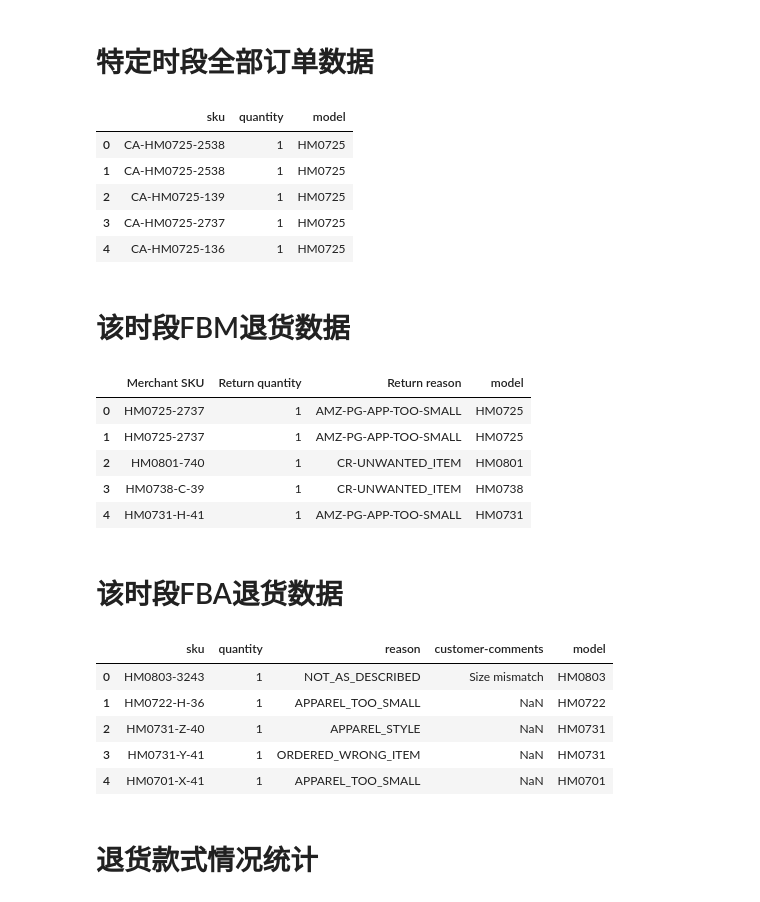
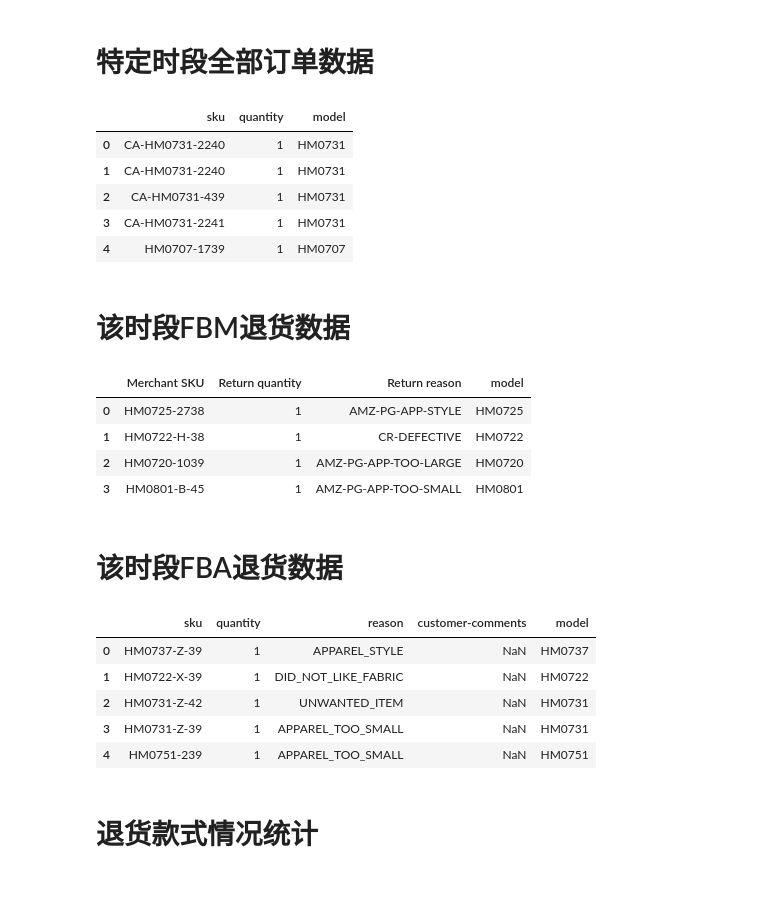
Before and after one commit to dyslab/jnb-sample, a Jupyter notebook: amz_reports/amz_returns_model.ipynb, the cells around one changed output. Drawn from its saved outputs; the diff is of its cells as text; code cells hidden in the pictures.

```diff
--- a/amz_reports/amz_returns_model.ipynb
+++ b/amz_reports/amz_returns_model.ipynb
@@ -17,47 +33,46 @@ plt.rcParams['axes.unicode_minus']=False # Fix Minus Sign unrecognized issue
 # 特定时段全部订单数据
 # %%
 # 数据来自Amazon后台: “Reports/Fulfillment/All Orders”导出txt文件，转xlsx文件。（“product-name/asin”列已删除）
-order_df = pd.read_excel('data/amz_all_orders_201910.xlsx', usecols=['sku', 'quantity'])
+order_df = pd.read_excel('data/amz_all_orders_201911.xlsx', usecols=['sku', 'quantity'])
 # 添加款式字段
 order_df['model'] = pd.Series(order_df['sku'].str.replace('CA-', '')).str.slice(0,6)
 order_df.head()
 # %% [output]
 |  | sku | quantity | model |
-| 0 | CA-HM0725-2538 | 1 | HM0725 |
-| 1 | CA-HM0725-2538 | 1 | HM0725 |
-| 2 | CA-HM0725-139 | 1 | HM0725 |
-| 3 | CA-HM0725-2737 | 1 | HM0725 |
-| 4 | CA-HM0725-136 | 1 | HM0725 |
+| 0 | CA-HM0731-2240 | 1 | HM0731 |
+| 1 | CA-HM0731-2240 | 1 | HM0731 |
+| 2 | CA-HM0731-439 | 1 | HM0731 |
+| 3 | CA-HM0731-2241 | 1 | HM0731 |
+| 4 | HM0707-1739 | 1 | HM0707 |
 # %% [markdown]
 # 该时段FBM退货数据
 # %%
 # 数据来自Amazon后台: “Reports/Return Reports/Seller Fulfilled Return Reports”导出tsv文件，转csv文件。（“asin/item-name”列已删除）
-fbm_df = pd.read_csv('data/amz_reutrns_fbm_201910.csv', usecols=['Merchant SKU', 'Return quantity', 'Return reason'])
+fbm_df = pd.read_csv('data/amz_reutrns_fbm_201911.csv', usecols=['Merchant SKU', 'Return quantity', 'Return reason'])
 # 添加款式字段
 fbm_df['model'] = pd.Series(fbm_df['Merchant SKU'].str.replace('CA-', '')).str.slice(0,6)
 fbm_df.head()
 # %% [output]
 |  | Merchant SKU | Return quantity | Return reason | model |
-| 0 | HM0725-2737 | 1 | AMZ-PG-APP-TOO-SMALL | HM0725 |
-| 1 | HM0725-2737 | 1 | AMZ-PG-APP-TOO-SMALL | HM0725 |
-| 2 | HM0801-740 | 1 | CR-UNWANTED_ITEM | HM0801 |
-| 3 | HM0738-C-39 | 1 | CR-UNWANTED_ITEM | HM0738 |
-| 4 | HM0731-H-41 | 1 | AMZ-PG-APP-TOO-SMALL | HM0731 |
+| 0 | HM0725-2738 | 1 | AMZ-PG-APP-STYLE | HM0725 |
+| 1 | HM0722-H-38 | 1 | CR-DEFECTIVE | HM0722 |
+| 2 | HM0720-1039 | 1 | AMZ-PG-APP-TOO-LARGE | HM0720 |
+| 3 | HM0801-B-45 | 1 | AMZ-PG-APP-TOO-SMALL | HM0801 |
 # %% [markdown]
 # 该时段FBA退货数据
 # %%
 # 数据来自Amazon后台: “Reports/Fulfillment/FBA Customer Returns”导出csv文件。（“asin/fnsku/product-name”列已删除）
-fba_df = pd.read_csv('data/amz_reutrns_fba_201910.csv', usecols=['sku', 'quantity', 'reason', 'customer-comments'])
+fba_df = pd.read_csv('data/amz_reutrns_fba_201911.csv', usecols=['sku', 'quantity', 'reason', 'customer-comments'])
 # 添加款式字段
 fba_df['model'] = pd.Series(fba_df['sku'].str.replace('CA-', '')).str.slice(0,6)
 fba_df.head()
 # %% [output]
 |  | sku | quantity | reason | customer-comments | model |
-| 0 | HM0803-3243 | 1 | NOT_AS_DESCRIBED | Size mismatch | HM0803 |
-| 1 | HM0722-H-36 | 1 | APPAREL_TOO_SMALL | NaN | HM0722 |
-| 2 | HM0731-Z-40 | 1 | APPAREL_STYLE | NaN | HM0731 |
-| 3 | HM0731-Y-41 | 1 | ORDERED_WRONG_ITEM | NaN | HM0731 |
-| 4 | HM0701-X-41 | 1 | APPAREL_TOO_SMALL | NaN | HM0701 |
+| 0 | HM0737-Z-39 | 1 | APPAREL_STYLE | NaN | HM0737 |
+| 1 | HM0722-X-39 | 1 | DID_NOT_LIKE_FABRIC | NaN | HM0722 |
+| 2 | HM0731-Z-42 | 1 | UNWANTED_ITEM | NaN | HM0731 |
+| 3 | HM0731-Z-39 | 1 | APPAREL_TOO_SMALL | NaN | HM0731 |
+| 4 | HM0751-239 | 1 | APPAREL_TOO_SMALL | NaN | HM0751 |
 # %%
 # 以下语句将所有不重复的FBA顾客退货留言输出保存到CSV文件。
 # fba_df['customer-comments'].dropna().drop_duplicates().to_csv('output/amz_returns_customer_comments_201910.csv', header=['customer-comments'])
```
Also changed, not shown: parts of 6 cells of this notebook, 22 other files.
